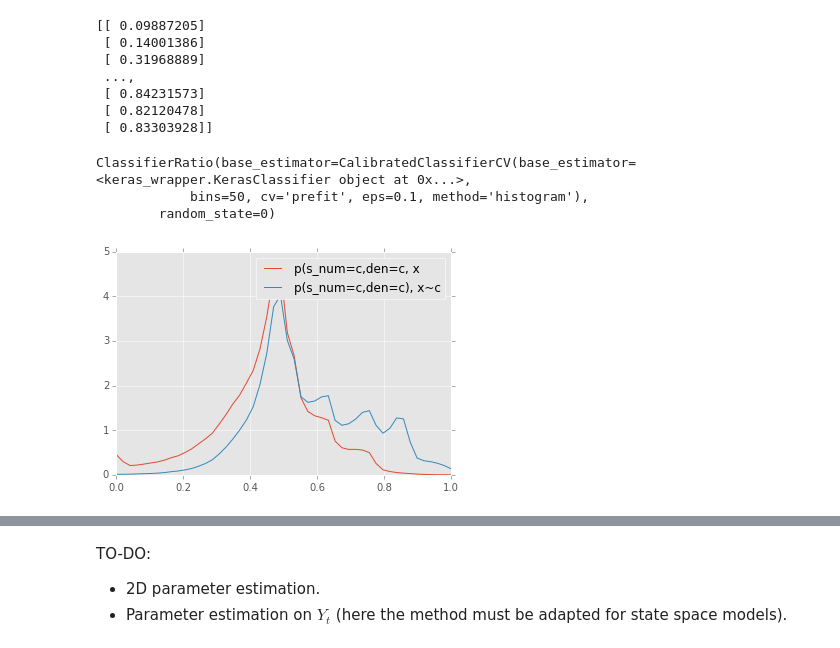
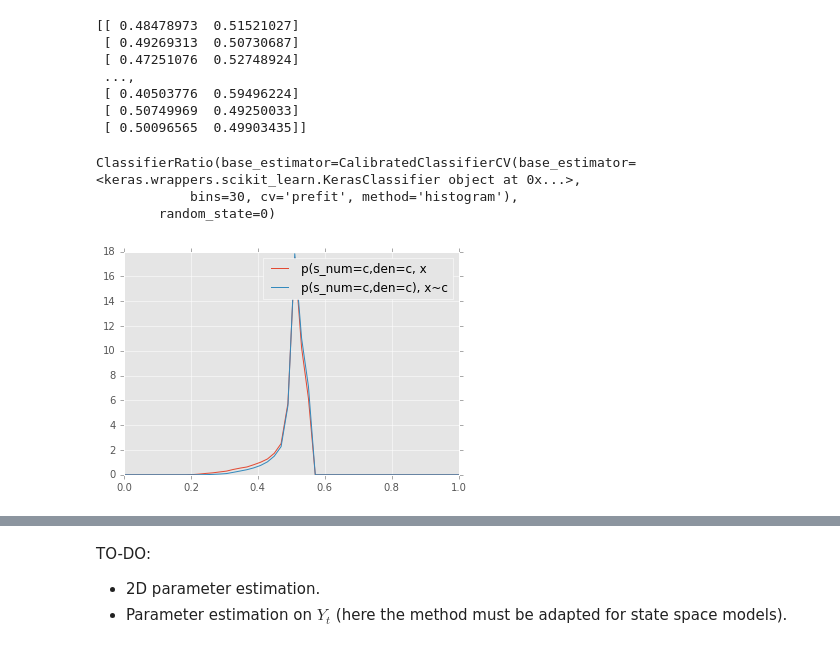
Before and after one commit to jgpavez/TimeSeriesEstimation, a Jupyter notebook: autoreg.ipynb, the cells around one changed output, grey strips where cells are left out. Cells and saved outputs as stored; diff of their text form; code cells hidden in the pictures.

```diff
--- a/autoreg.ipynb
+++ b/autoreg.ipynb
@@ -72,0 +89,11 @@ print X_true
+# %%
+exact_contours = np.zeros(len(As))
+zeroes = np.zeros(len(As))
+for i,a in enumerate(As):
+    shared_alpha.set_value(a)
+
+    exact_contours[i] = p0.nll(X_true)
+    #print('Iteration {0}: {1}'.format(i,a))
+
+
+exact_contours = 2. * (exact_contours - exact_contours.min()) * len(X_true)
@@ -98,7 +140,7 @@ from carl.learning import make_parameterized_classification
 X, y = make_parameterized_classification(
     p0, p1,
     500000,
-    [(shared_alpha, np.linspace(0.01,1., num=10))],
+    [(shared_alpha, np.linspace(bounds[0][0],bounds[0][1], num=8))],
     random_state=1234)
 # %%
 print X
@@ -114,6 +156,6 @@ print y
 [ 0.  0.  0. ...,  1.  1.  1.]
 # %%
-max_len = 5
+max_len = 2
 X0_serie = []
 y0_serie = []
 X1_serie = []
@@ -135,4 +177,10 @@ X_serie = np.vstack((
      X1_serie))
 y_serie = np.zeros(X0_serie.shape[0]*2,dtype=np.int)
 y_serie[X0_serie.shape[0]:] = 1
+
+X_cond = np.vstack((
+     X0,
+     X1))
+y_cond = np.zeros(X0.shape[0]*2,dtype=np.int)
+y_cond[X0.shape[0]:] = 1
 # %%
@@ -210,13 +249,13 @@ Epoch 40/40
 # %%
-print clf.predict_proba(X_serie)
+print clf_join.predict_proba(X_serie)
 # %% [output]
-[[ 0.09887205]
- [ 0.14001386]
- [ 0.31968889]
+[[ 0.48478973  0.51521027]
+ [ 0.49269313  0.50730687]
+ [ 0.47251076  0.52748924]
  ...,
- [ 0.84231573]
- [ 0.82120478]
- [ 0.83303928]]
+ [ 0.40503776  0.59496224]
+ [ 0.50749969  0.49250033]
+ [ 0.50096565  0.49903435]]
 # %%
 from carl.ratios import ClassifierRatio
 from carl.learning import CalibratedClassifierCV
@@ -225,27 +264,26 @@ from sklearn.pipeline import make_pipeline
 from sklearn.preprocessing import StandardScaler
 
 cc_direct = ClassifierRatio(
-    base_estimator=CalibratedClassifierCV(clf, bins=50, cv='prefit',
+    base_estimator=CalibratedClassifierCV(clf_single, bins=30, cv='prefit',
                                          method='histogram'),
     random_state=0)
 
-cc_direct.fit(X=X_serie,y=y_serie)
+cc_direct.fit(X=X_cond,y=y_cond)
 # %% [output]
-ClassifierRatio(base_estimator=CalibratedClassifierCV(base_estimator=<keras_wrapper.KerasClassifier object at 0x...>,
-            bins=50, cv='prefit', eps=0.1, method='histogram'),
+ClassifierRatio(base_estimator=CalibratedClassifierCV(base_estimator=<keras.wrappers.scikit_learn.KerasClassifier object at 0x...>,
+            bins=30, cv='prefit', method='histogram'),
         random_state=0)
 # %%
 reals2 = np.linspace(0, 1)
-
-cal_num, cal_den = cc_direct.classifier_.calibrators_[0]
+cal_num, cal_den = cc_direct.classifier_.calibrators_[0].calibrators
 plt.plot(reals2, cal_num.pdf(reals2.reshape(-1, 1)),
          label="p(s_num=c,den=c, x")
 plt.plot(reals2, cal_den.pdf(reals2.reshape(-1, 1)),
         label="p(s_num=c,den=c), x~c")
 plt.legend()
 plt.show()
 # %% [output]
-[figure, old version]
+[figure, new version]
 # %%
 from carl.learning import CalibratedClassifierCV
 from carl.ratios import ClassifierRatio
```
Also changed, not shown: parts of 18 cells of this notebook.
